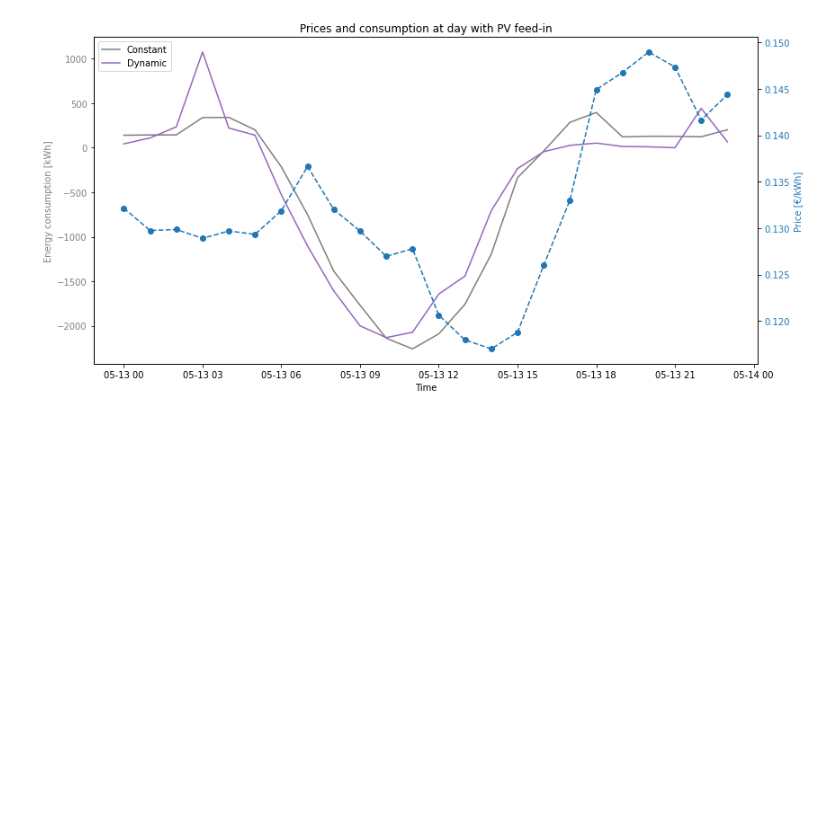
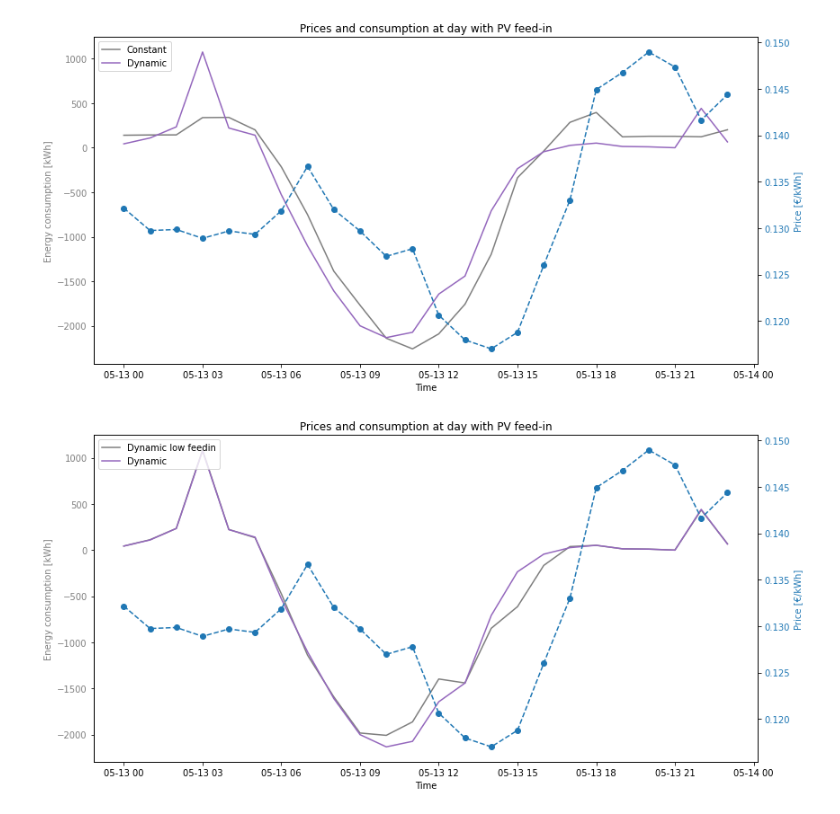
Before and after one commit to leloq/dynamic-tariffs-in-distribution-grids, a Jupyter notebook: 02.3 Calculate indidivual profitability.ipynb, the cells around one changed output. Saved outputs shown, nothing was run; the diff lists cells and outputs as text; code cells hidden in the pictures; blank space fills up the shorter version.

```diff
--- a/02.3 Calculate indidivual profitability.ipynb
+++ b/02.3 Calculate indidivual profitability.ipynb
@@ -221,3 +221,53 @@ fig.tight_layout()  # for a neat layout
 plt.show()
 # %% [output]
 [figure]
+# %%
+### Compare Case with feed in tariffs
+
+# investigating aggregated loads on highest feed-in and highest heat pump days
+pricing_type = "dynamic"
+operation_type = "dynamic"
+
+dynamic_df = settings_to_target_df(pricing_type, operation_type, feed_in_tariff,grid_charges, handling_fee)
+
+feed_in_tariff = 0.001
+
+pricing_type = "dynamic"
+operation_type = "dynamic"
+
+dynamic_df_low_feedin = settings_to_target_df(pricing_type, operation_type, feed_in_tariff,grid_charges, handling_fee)
+# %%
+pv_peak = '2019-05-13'
+compare_df = pd.DataFrame()
+compare_df.index = constant_df.loc[pv_peak].index
+compare_df["Dynamic low feedin"] = dynamic_df_low_feedin.loc[pv_peak].sum(axis=1).values
+compare_df["Dynamic"] = dynamic_df.loc[pv_peak].sum(axis=1).values
+compare_df["Price"] = df_p.loc[pv_peak].values
+
+
+fig, ax1 = plt.subplots()
+
+color1 = 'tab:grey'
+color2 = 'tab:purple'
+ax1.set_title("Prices and consumption at day with PV feed-in")
+
+ax1.set_xlabel('Time')
+ax1.set_ylabel('Energy consumption [kWh]', color=color1)
+ax1.plot(compare_df.index, compare_df["Dynamic low feedin"].values, color=color1, label='Dynamic low feedin')
+ax1.plot(compare_df.index, compare_df["Dynamic"].values, color=color2, label='Dynamic')
+
+ax1.tick_params(axis='y', labelcolor=color1)
+ax1.legend(loc='upper left')
+
+ax2 = ax1.twinx()
+color3 = 'tab:blue'
+ax2.set_ylabel('Price [€/kWh]', color=color3)
+ax2.plot(compare_df.index, compare_df["Price"].values, color=color3, marker='o', linestyle='--',)
+ax2.tick_params(axis='y', labelcolor=color3,)
+
+fig.set_size_inches(12,6)
+fig.tight_layout()  # for a neat layout
+
+plt.show()
+# %% [output]
+[figure, added]
```
Also changed, not shown: 6 other files.
